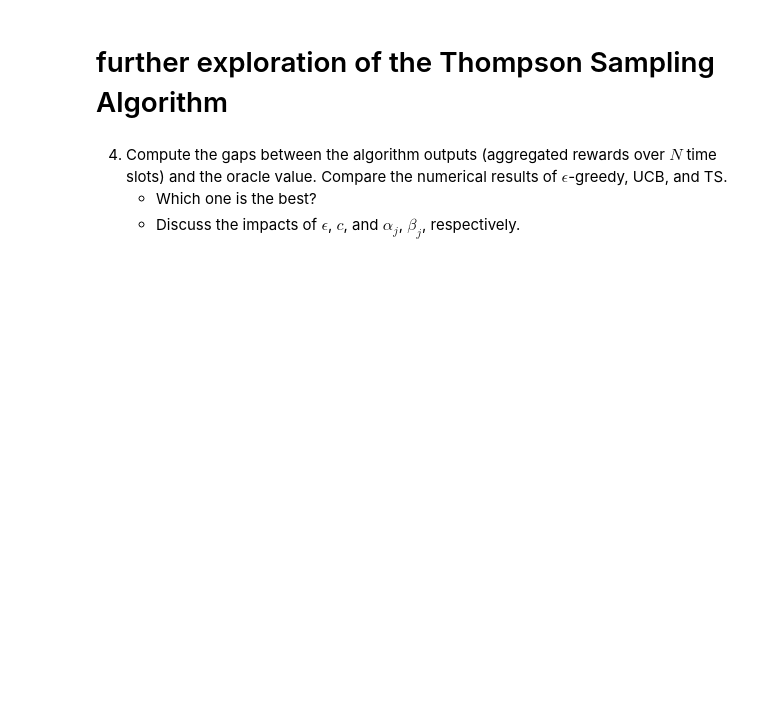
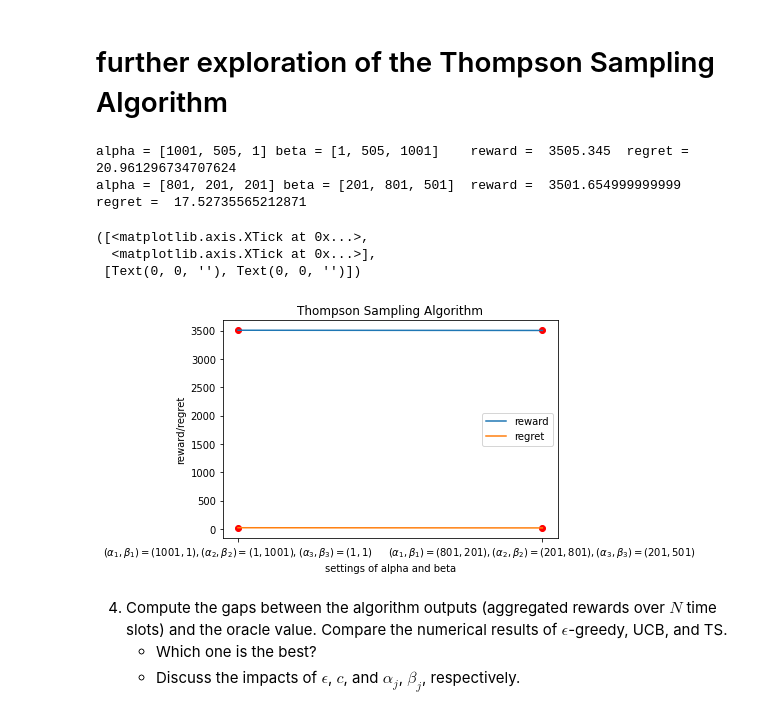
Before and after one commit to zsc2003/SI140A-final_project, a Jupyter notebook: Bandit project/Project-Bandit.ipynb, the cells around one changed output. Drawn from its saved outputs; the diff is of its cells as text; code cells hidden in the pictures; blank space fills up the shorter version.

```diff
--- a/Bandit project/Project-Bandit.ipynb
+++ b/Bandit project/Project-Bandit.ipynb
@@ -488,6 +581,39 @@ alpha = [601, 401, 2] beta = [401, 601, 3]  reward =  3499.620000000002  regret
 [figure]
 # %% [markdown]
 # further exploration of the Thompson Sampling Algorithm
+# %%
+a = [[0, 1001, 505, 1], [0, 801, 201, 201]]
+b = [[0, 1, 505, 1001], [0, 201, 801, 501]]
+
+rewards = [0, 0]
+regrets = [0, 0]
+for i in range(2):
+    for _ in tqdm.tqdm(range(repeat_time)):
+        reward, regret = TS(N, a[i], b[i])
+        rewards[i] += reward / repeat_time
+        regrets[i] += regret / repeat_time
+# %%
+print("alpha = [1001, 505, 1] beta = [1, 505, 1001]    reward = ", rewards[0], " regret = ", regrets[0])
+print("alpha = [801, 201, 201] beta = [201, 801, 501]  reward = ", rewards[1], " regret = ", regrets[1])
+
+x = [r"$(\alpha_1,\beta_1)=(1001,1),(\alpha_2,\beta_2)=(1,1001),(\alpha_3,\beta_3)=(1,1)$",r"$(\alpha_1,\beta_1)=(801,201),(\alpha_2,\beta_2)=(201,801),(\alpha_3,\beta_3)=(201,501)$"]
+plt.plot(x,rewards)
+plt.plot(x,regrets)
+plt.scatter(x, rewards, c = 'red')
+plt.scatter(x, regrets, c = 'red')
+
+plt.legend(["reward", "regret"])
+plt.xlabel("settings of alpha and beta")
+plt.ylabel("reward/regret")
+plt.title("Thompson Sampling Algorithm")
+plt.xticks(x)
+# %% [output]
+alpha = [1001, 505, 1] beta = [1, 505, 1001]    reward =  3505.345  regret =  20.961296734707624
+alpha = [801, 201, 201] beta = [201, 801, 501]  reward =  3501.654999999999  regret =  17.52735565212871
+([<matplotlib.axis.XTick at 0x...>,
+  <matplotlib.axis.XTick at 0x...>],
+ [Text(0, 0, ''), Text(0, 0, '')])
+[figure, added]
 # %% [markdown]
 4. Compute the gaps between the algorithm outputs (aggregated rewards over $N$ time slots) and the oracle value. Compare the numerical results of $\epsilon$-greedy, UCB, and TS.
    - Which one is the best?
```
Also changed, not shown: parts of 20 cells of this notebook.
